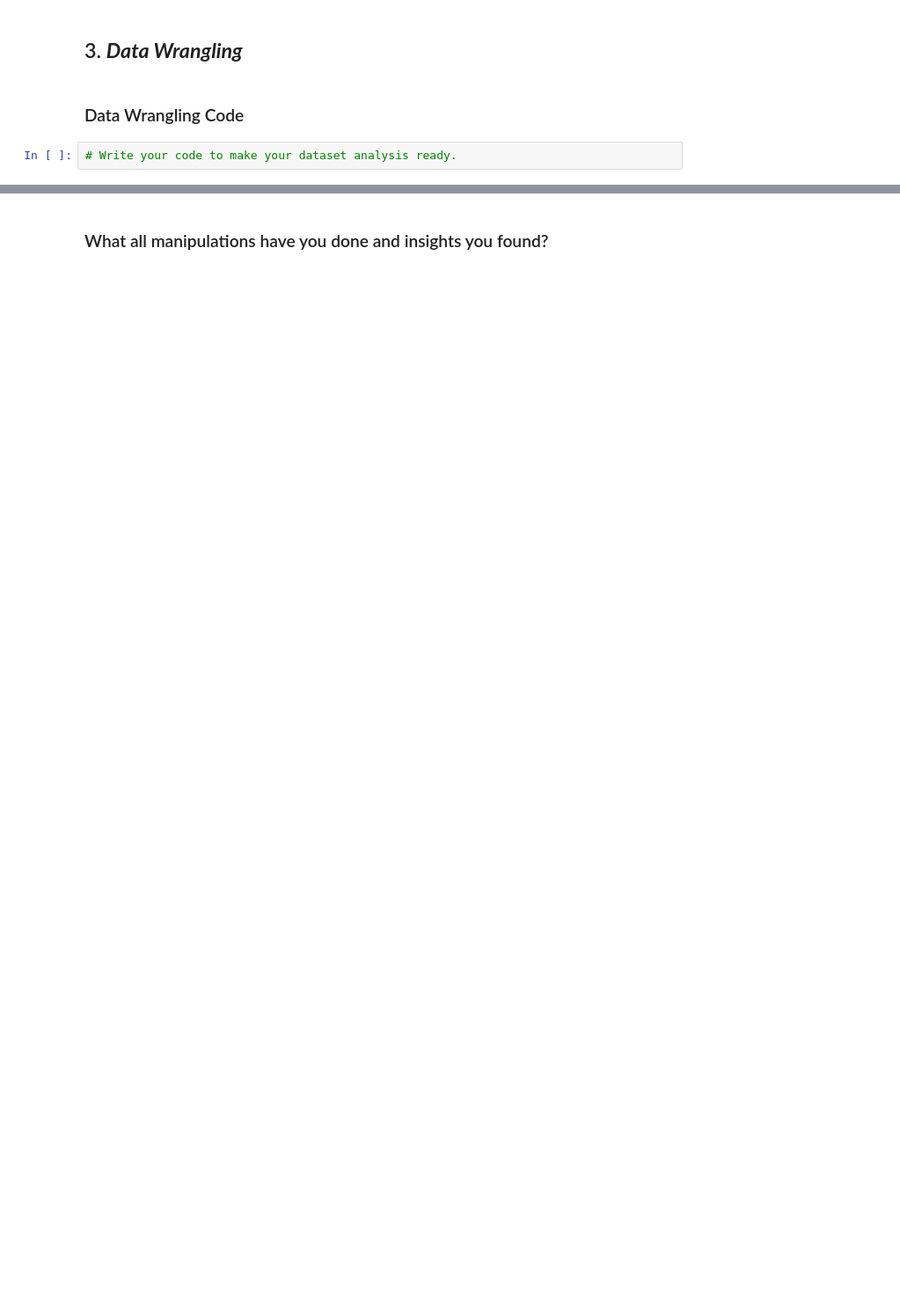
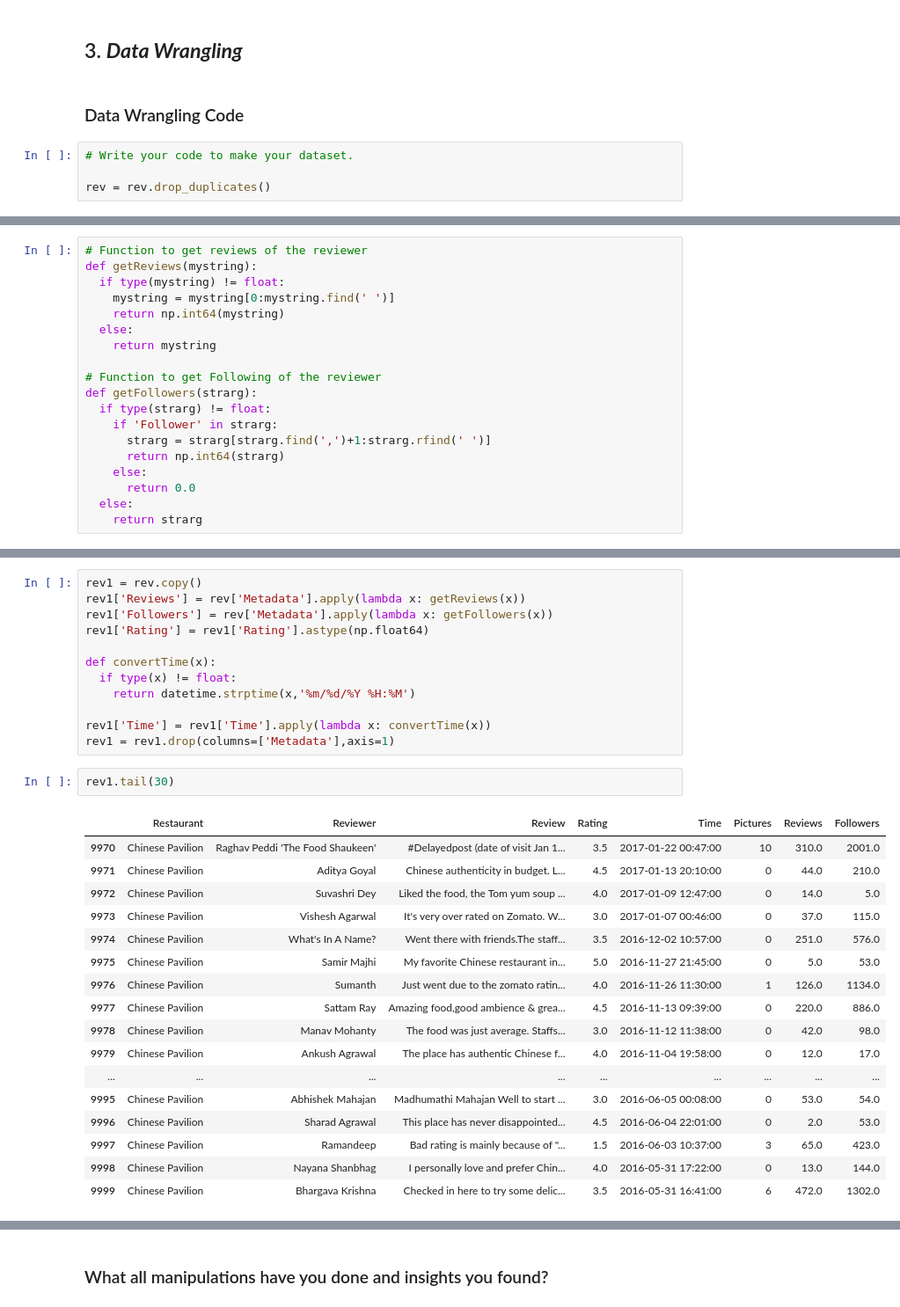
Before and after one commit to RayedShamim/Zomato-Restaurant-and-Reviews-Analysis, a Jupyter notebook: Zomato_Restaurant_and_Reviews_Unsupervised_ML_Analysis.ipynb, the cells around one changed output, grey strips where cells are left out. Shown at 88% size. Drawn from its saved outputs; the diff is of its cells as text; blank space fills up the shorter version.

```diff
--- a/Zomato_Restaurant_and_Reviews_Unsupervised_ML_Analysis.ipynb
+++ b/Zomato_Restaurant_and_Reviews_Unsupervised_ML_Analysis.ipynb
@@ -326,4 +329,6 @@ The number of unique values of column Pictures are 36
 # %% [markdown]
 ### Data Wrangling Code
 # %%
-# Write your code to make your dataset analysis ready.
+# Write your code to make your dataset.
+
+rev = rev.drop_duplicates()
@@ -329,0 +338,19 @@ The number of unique values of column Pictures are 36
+# %%
+# Function to get reviews of the reviewer
+def getReviews(mystring):
+  if type(mystring) != float:
+    mystring = mystring[0:mystring.find(' ')]
+    return np.int64(mystring)
+  else:
+    return mystring
+
+# Function to get Following of the reviewer
+def getFollowers(strarg):
+  if type(strarg) != float:
+    if 'Follower' in strarg:
+      strarg = strarg[strarg.find(',')+1:strarg.rfind(' ')]
+      return np.int64(strarg)
+    else:
+      return 0.0
+  else:
+    return strarg
@@ -329,0 +386,32 @@ The number of unique values of column Pictures are 36
+# %%
+rev1 = rev.copy()
+rev1['Reviews'] = rev['Metadata'].apply(lambda x: getReviews(x))
+rev1['Followers'] = rev['Metadata'].apply(lambda x: getFollowers(x))
+rev1['Rating'] = rev1['Rating'].astype(np.float64)
+
+def convertTime(x):
+  if type(x) != float:
+    return datetime.strptime(x,'%m/%d/%Y %H:%M')
+
+rev1['Time'] = rev1['Time'].apply(lambda x: convertTime(x))
+rev1 = rev1.drop(columns=['Metadata'],axis=1)
+# %%
+rev1.tail(30)
+# %% [output]
+|  | Restaurant | Reviewer | Review | Rating | Time | Pictures | Reviews | Followers |
+| 9970 | Chinese Pavilion | Raghav Peddi 'The Food Shaukeen' | #Delayedpost (date of visit Jan 1... | 3.5 | 2017-01-22 00:47:00 | 10 | 310.0 | 2001.0 |
+| 9971 | Chinese Pavilion | Aditya Goyal | Chinese authenticity in budget. L... | 4.5 | 2017-01-13 20:10:00 | 0 | 44.0 | 210.0 |
+| 9972 | Chinese Pavilion | Suvashri Dey | Liked the food, the Tom yum soup ... | 4.0 | 2017-01-09 12:47:00 | 0 | 14.0 | 5.0 |
+| 9973 | Chinese Pavilion | Vishesh Agarwal | It's very over rated on Zomato. W... | 3.0 | 2017-01-07 00:46:00 | 0 | 37.0 | 115.0 |
+| 9974 | Chinese Pavilion | What's In A Name? | Went there with friends.The staff... | 3.5 | 2016-12-02 10:57:00 | 0 | 251.0 | 576.0 |
+| 9975 | Chinese Pavilion | Samir Majhi | My favorite Chinese restaurant in... | 5.0 | 2016-11-27 21:45:00 | 0 | 5.0 | 53.0 |
+| 9976 | Chinese Pavilion | Sumanth | Just went due to the zomato ratin... | 4.0 | 2016-11-26 11:30:00 | 1 | 126.0 | 1134.0 |
+| 9977 | Chinese Pavilion | Sattam Ray | Amazing food,good ambience & grea... | 4.5 | 2016-11-13 09:39:00 | 0 | 220.0 | 886.0 |
+| 9978 | Chinese Pavilion | Manav Mohanty | The food was just average. Staffs... | 3.0 | 2016-11-12 11:38:00 | 0 | 42.0 | 98.0 |
+| 9979 | Chinese Pavilion | Ankush Agrawal | The place has authentic Chinese f... | 4.0 | 2016-11-04 19:58:00 | 0 | 12.0 | 17.0 |
+| ... | ... | ... | ... | ... | ... | ... | ... | ... |
+| 9995 | Chinese Pavilion | Abhishek Mahajan | Madhumathi Mahajan Well to start ... | 3.0 | 2016-06-05 00:08:00 | 0 | 53.0 | 54.0 |
+| 9996 | Chinese Pavilion | Sharad Agrawal | This place has never disappointed... | 4.5 | 2016-06-04 22:01:00 | 0 | 2.0 | 53.0 |
+| 9997 | Chinese Pavilion | Ramandeep | Bad rating is mainly because of "... | 1.5 | 2016-06-03 10:37:00 | 3 | 65.0 | 423.0 |
+| 9998 | Chinese Pavilion | Nayana Shanbhag | I personally love and prefer Chin... | 4.0 | 2016-05-31 17:22:00 | 0 | 13.0 | 144.0 |
+| 9999 | Chinese Pavilion | Bhargava Krishna | Checked in here to try some delic... | 3.5 | 2016-05-31 16:41:00 | 6 | 472.0 | 1302.0 |
```
Also changed, not shown: parts of 199 cells of this notebook.
